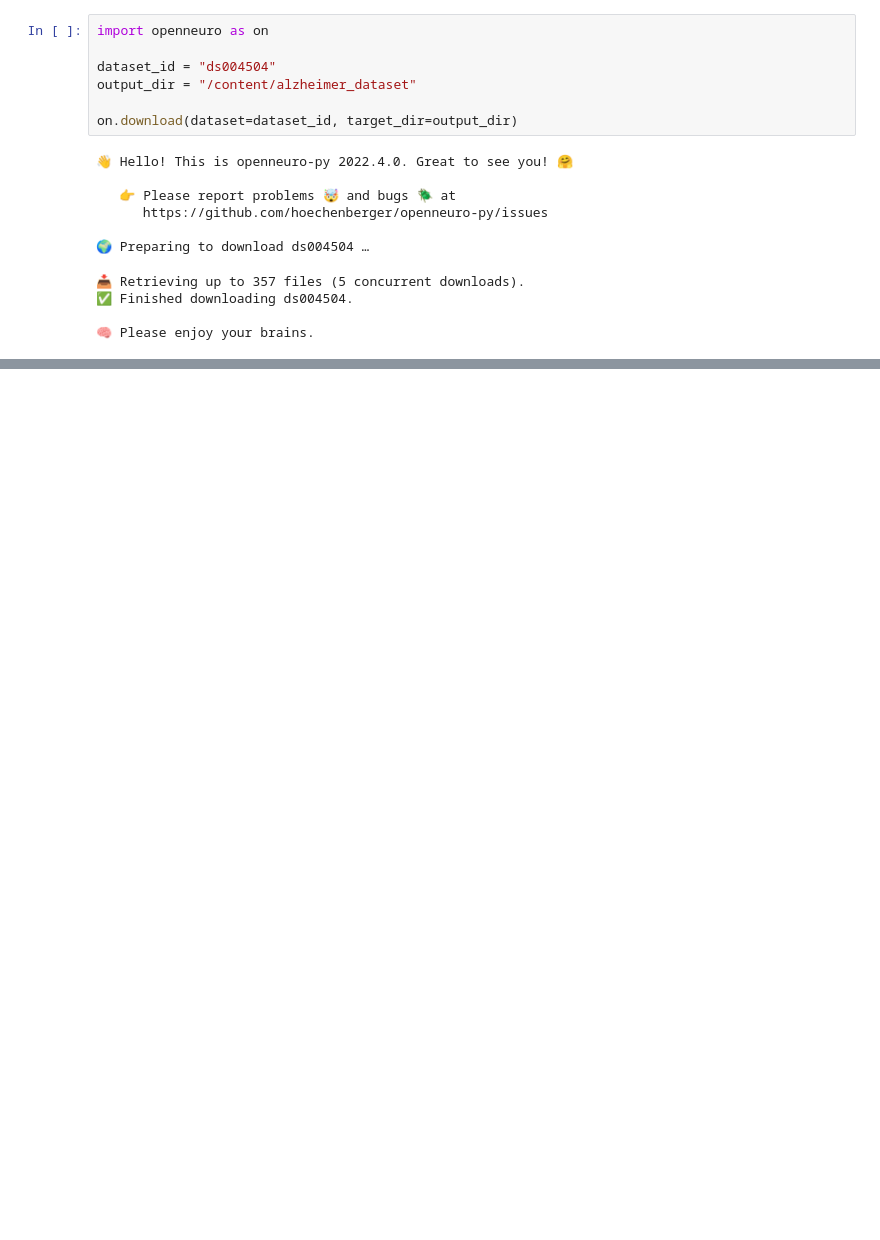
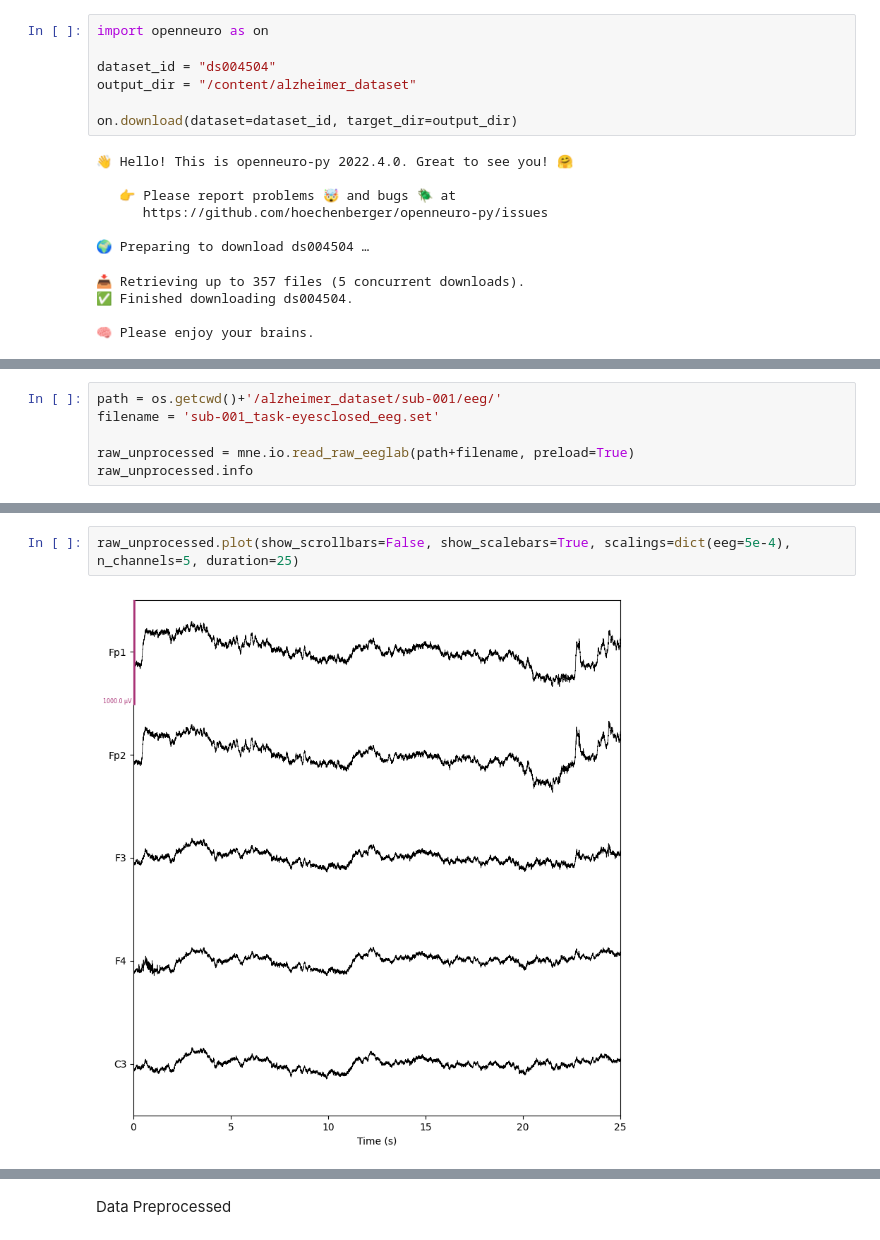
Before and after one commit to sobieddch90/mcd_udg_tfm-egg_analysis, a Jupyter notebook: Alzheimer_Open_Neuro_EEG_Analysis.ipynb, the cells around one changed output, grey strips where cells are left out. Drawn from its saved outputs; the diff is of its cells as text; blank space fills up the shorter version.

```diff
--- a/Alzheimer_Open_Neuro_EEG_Analysis.ipynb
+++ b/Alzheimer_Open_Neuro_EEG_Analysis.ipynb
@@ -329,0 +126,6 @@ plt.plot(der_sub_001.copy().filter(8,30, verbose=False).get_data()[10])
+# %%
+path = os.getcwd()+'/alzheimer_dataset/sub-001/eeg/'
+filename = 'sub-001_task-eyesclosed_eeg.set'
+
+raw_unprocessed = mne.io.read_raw_eeglab(path+filename, preload=True)
+raw_unprocessed.info
@@ -329,0 +163,4 @@ plt.plot(der_sub_001.copy().filter(8,30, verbose=False).get_data()[10])
+# %%
+raw_unprocessed.plot(show_scrollbars=False, show_scalebars=True, scalings=dict(eeg=5e-4), n_channels=5, duration=25)
+# %% [output]
+[figure, added]
@@ -329,0 +168,2 @@ plt.plot(der_sub_001.copy().filter(8,30, verbose=False).get_data()[10])
+# %% [markdown]
+Data Preprocessed
```
Also changed, not shown: parts of 61 cells of this notebook.
